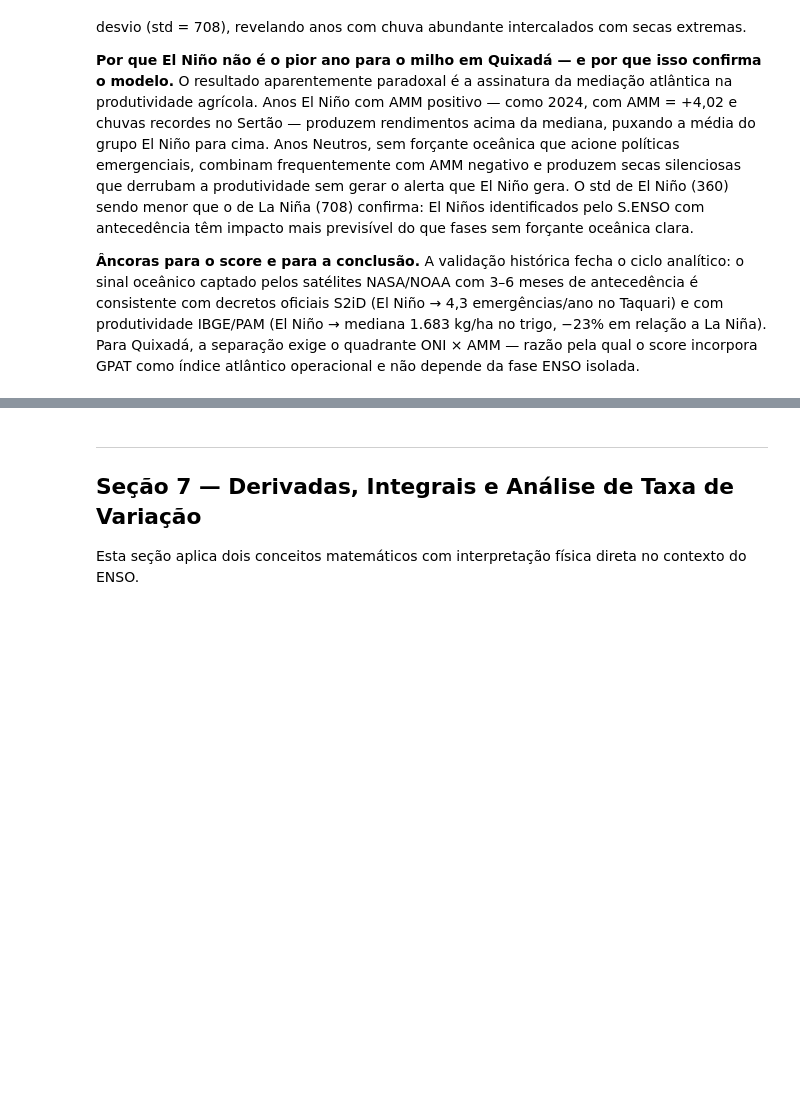
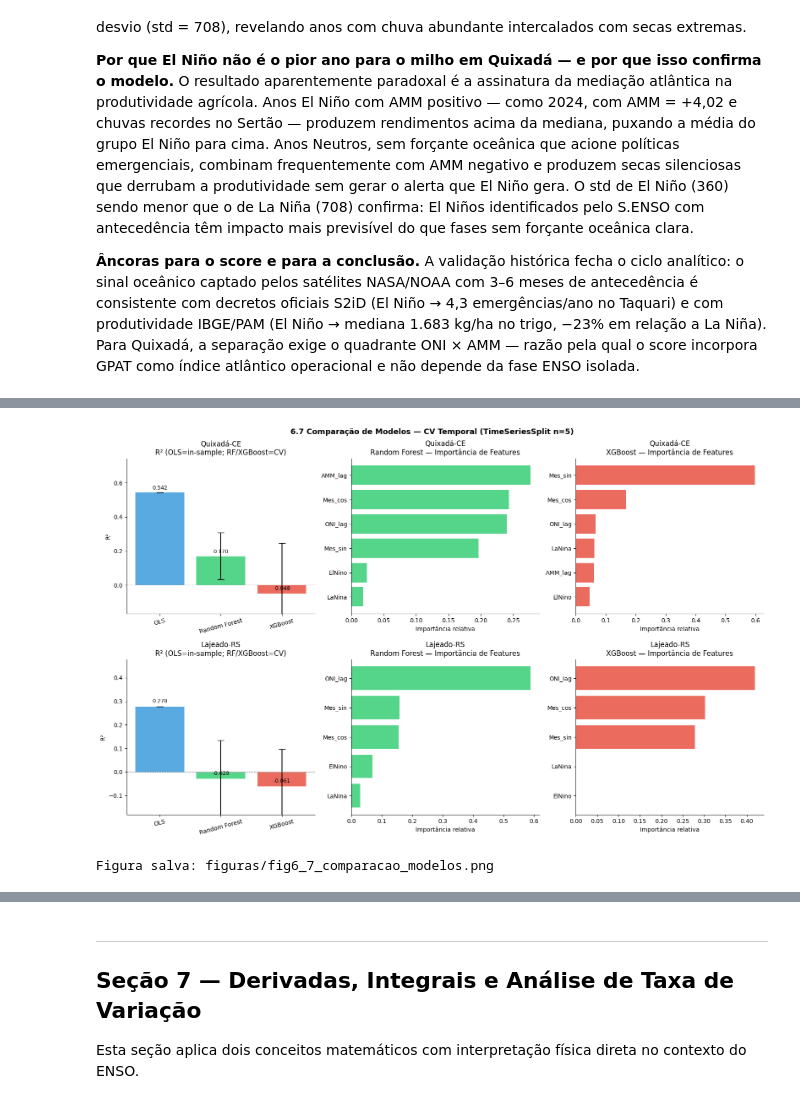
Before and after one commit to DiegoDegan/FIAP-GS2-SENSO-ElNino, a Jupyter notebook: SENSO_notebook_rascunho.ipynb, the cells around one changed output, grey strips where cells are left out. Saved outputs shown, nothing was run; the diff lists cells and outputs as text; code cells hidden in the pictures; blank space fills up the shorter version.

```diff
--- a/SENSO_notebook_rascunho.ipynb
+++ b/SENSO_notebook_rascunho.ipynb
@@ -1854,0 +1993,75 @@ atlântico operacional e não depende da fase ENSO isolada.
+# %%
+# Figura 6.7 — R² comparativo e importância de features (RF e XGBoost)
+
+from sklearn.base import clone
+
+fig, axes = plt.subplots(2, 3, figsize=(16, 10))
+fig.suptitle(
+    "6.7 Comparação de Modelos — CV Temporal (TimeSeriesSplit n=5)",
+    fontsize=13, fontweight='bold'
+)
+
+CORES_MOD = {'OLS': '#3498db', 'Random Forest': '#2ecc71'}
+CORES_MOD[BOOSTING_NOME] = '#e74c3c'
+
+for row_idx, municipio in enumerate(list(CONFIGS_67.keys())):
+    res_mun  = resultados_67[municipio]
+    features = dados_67[municipio]['features']
+    dados    = dados_67[municipio]['dados']
+    X = dados[features].values
+    y = dados['Prec_Trim'].values
+
+    # ── Subplot (row, 0): R² barras
+    # OLS aparece sem barra de erro (in-sample); RF e boosting com CV std
+    ax = axes[row_idx, 0]
+    nomes = list(res_mun.keys())
+    r2s   = [res_mun[n]['R2_mean'] for n in nomes]
+    stds  = [res_mun[n]['R2_std']  for n in nomes]
+    cores = [CORES_MOD.get(n, '#888') for n in nomes]
+    bars  = ax.bar(nomes, r2s, yerr=stds, capsize=6, color=cores, alpha=0.82)
+    ax.axhline(0, color='gray', lw=0.8, ls='--')
+    ax.set_title(f"{municipio}\nR² (OLS=in-sample; RF/{BOOSTING_NOME}=CV)")
+    ax.set_ylabel("R²")
+    ymin = min(0, min(r2s) - 0.12)
+    ax.set_ylim(ymin, max(r2s) + 0.20)
+    for bar, r2 in zip(bars, r2s):
+        ax.text(
+            bar.get_x() + bar.get_width() / 2,
+            bar.get_height() + 0.01,
+            f"{r2:.3f}", ha='center', va='bottom', fontsize=9
+        )
+    ax.tick_params(axis='x', rotation=15)
+    ax.spines[['top', 'right']].set_visible(False)
+
+    # ── Subplots (row, 1) e (row, 2): importância de features
+    # Treina no conjunto completo para importância estável
+    rf_full = RandomForestRegressor(
+        n_estimators=200, max_features='sqrt', random_state=42, n_jobs=-1
+    )
+    boost_full = clone(BOOSTING_MODEL)
+
+    for col_idx, (nome_mod, mod) in enumerate(
+        [('Random Forest', rf_full), (BOOSTING_NOME, boost_full)],
+        start=1
+    ):
+        mod.fit(X, y)
+        imps = mod.feature_importances_
+        sorted_idx = np.argsort(imps)
+
+        ax = axes[row_idx, col_idx]
+        ax.barh(
+            [features[i] for i in sorted_idx],
+            imps[sorted_idx],
+            color=CORES_MOD[nome_mod], alpha=0.82
+        )
+        ax.set_title(f"{municipio}\n{nome_mod} — Importância de Features")
+        ax.set_xlabel("Importância relativa")
+        ax.spines[['top', 'right']].set_visible(False)
+
+plt.tight_layout()
+plt.savefig('figuras/fig6_7_comparacao_modelos.png', dpi=150, bbox_inches='tight')
+plt.show()
+print("Figura salva: figuras/fig6_7_comparacao_modelos.png")
+# %% [output]
+[figure, added]
+Figura salva: figuras/fig6_7_comparacao_modelos.png
```
Also changed, not shown: parts of 8 cells of this notebook, 5 other files.
